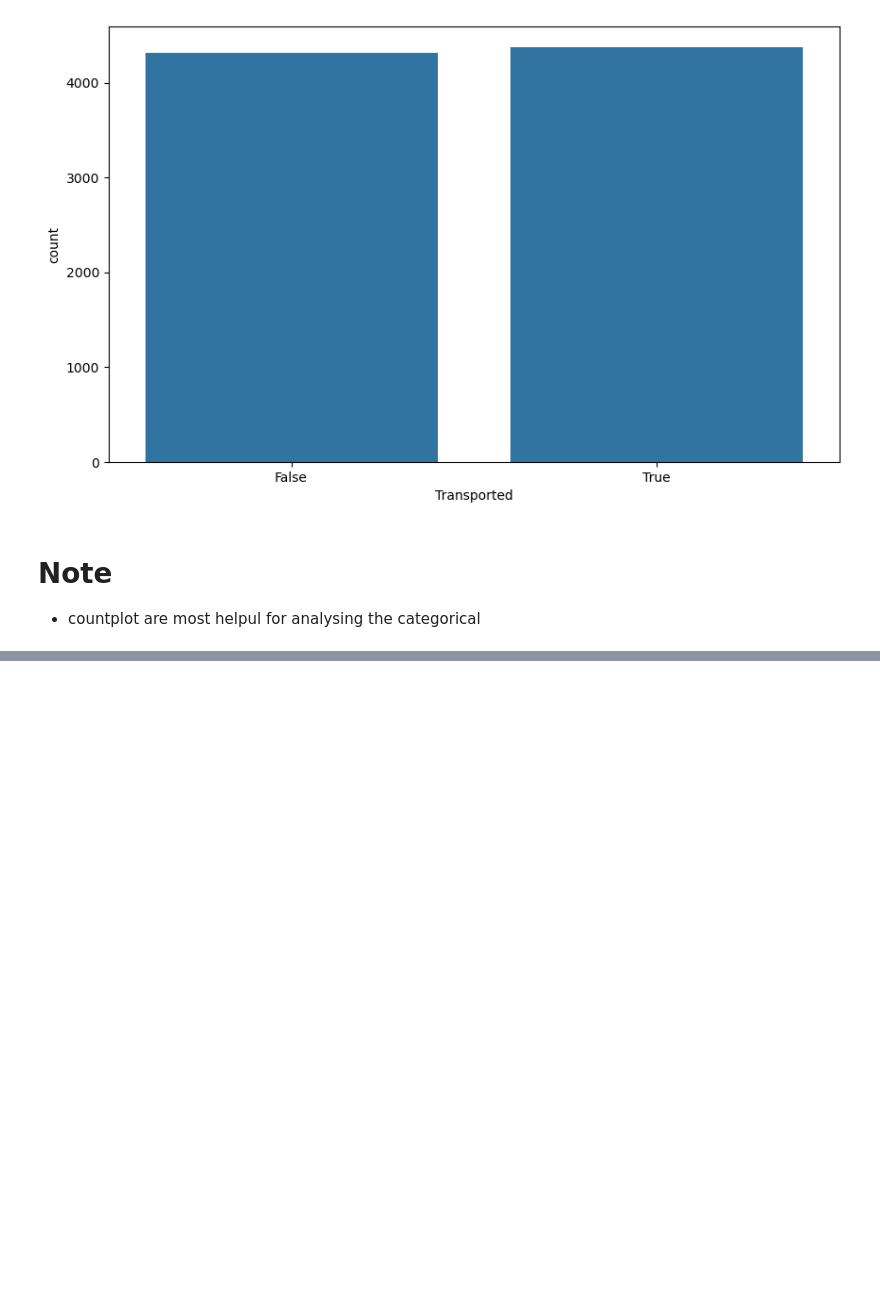
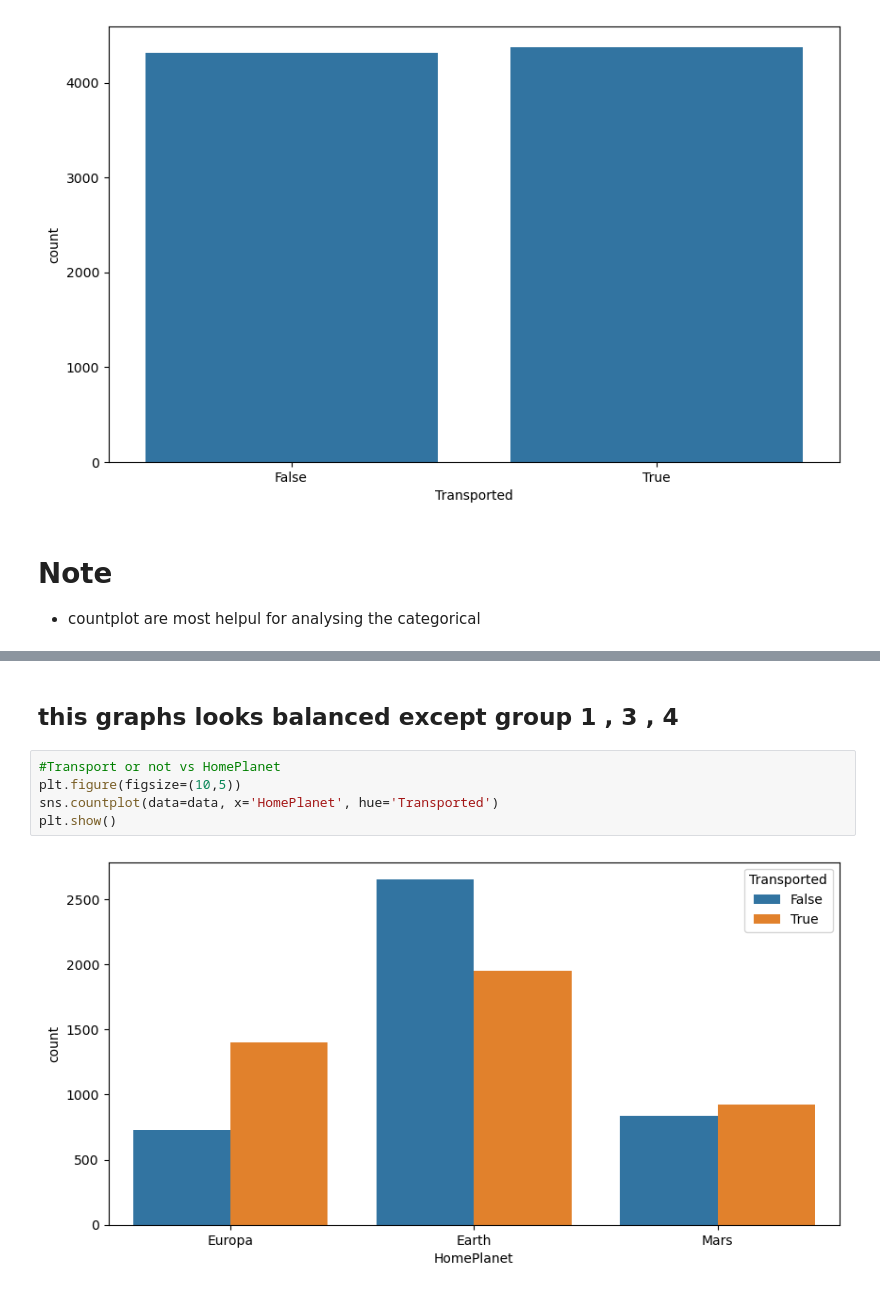
Before and after one commit to Nikunjsaini07/A_good_EDA_project-, a Jupyter notebook: Spaceship.ipynb, the cells around one changed output, grey strips where cells are left out. Drawn from its saved outputs; the diff is of its cells as text; blank space fills up the shorter version.

```diff
--- a/Spaceship.ipynb
+++ b/Spaceship.ipynb
@@ -158,0 +177,9 @@ for col in categorical_cols:
+# %% [markdown]
+## this graphs looks balanced  except group 1 , 3 , 4
+# %%
+#Transport or not vs HomePlanet
+plt.figure(figsize=(10,5))
+sns.countplot(data=data, x='HomePlanet', hue='Transported')
+plt.show()
+# %% [output]
+[figure, added]
```
Also changed, not shown: parts of 6 cells of this notebook.
